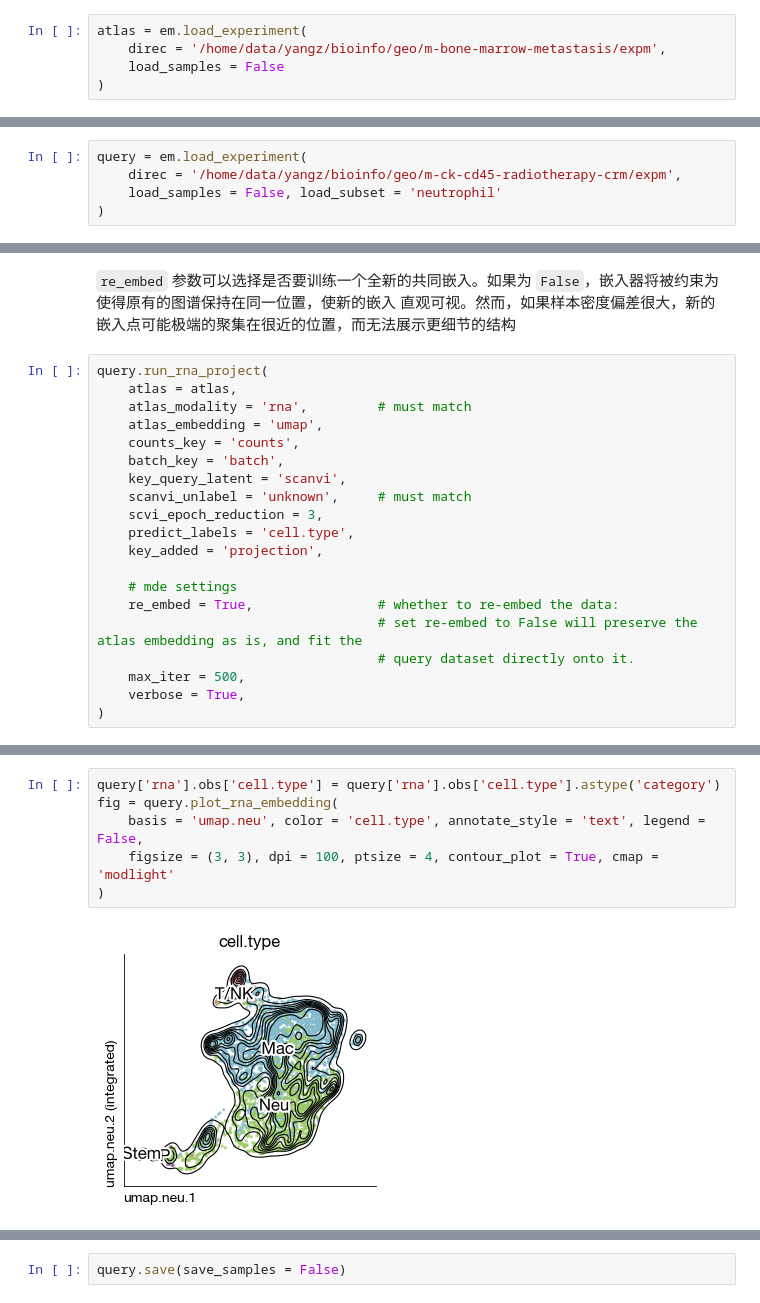
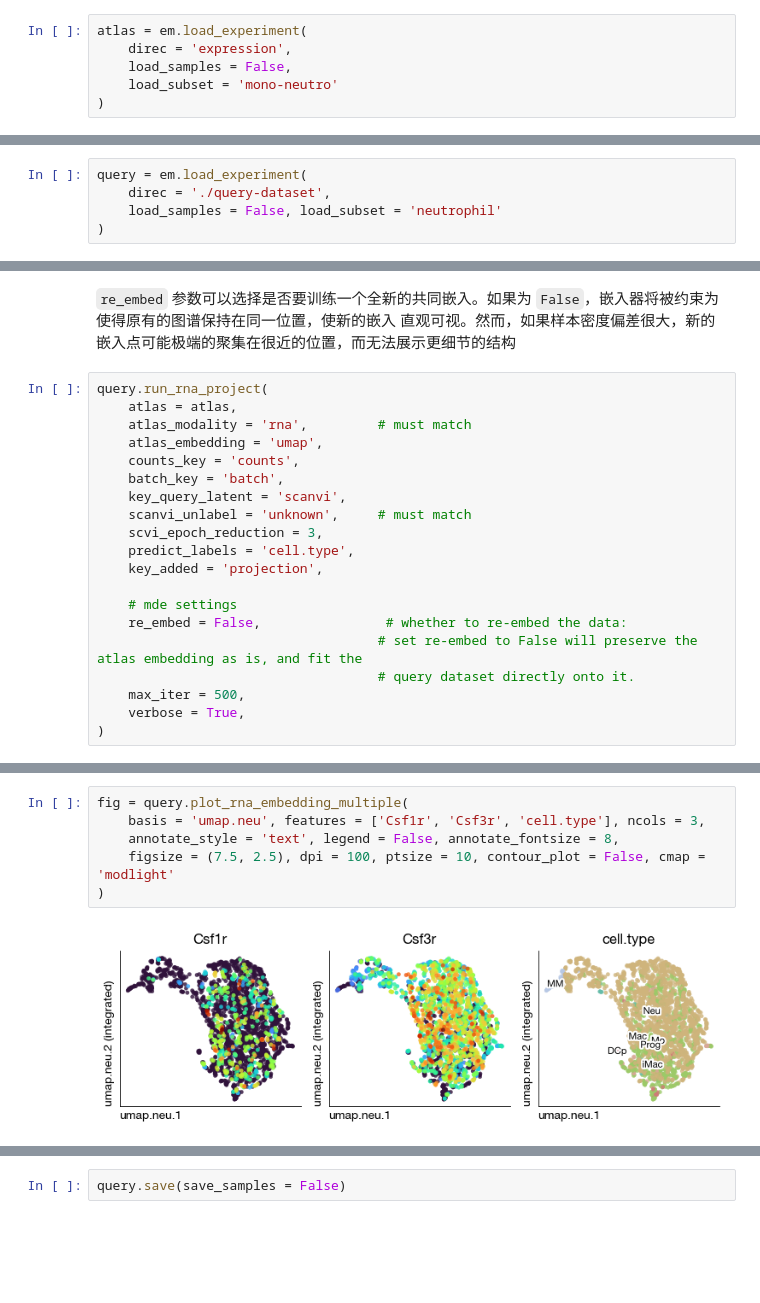
Before and after one commit to yang-z-03/exprmat, a Jupyter notebook: docs/source/notebooks/projection.ipynb, the cells around one changed output, grey strips where cells are left out. Saved outputs shown, nothing was run; the diff lists cells and outputs as text; blank space fills up the shorter version.

```diff
--- a/docs/source/notebooks/projection.ipynb
+++ b/docs/source/notebooks/projection.ipynb
@@ -32,8 +35,9 @@ ver = em.version()
 在图谱准备工作完毕后，请保存图谱实验对象，这样才会写到硬盘上
 # %%
 atlas = em.load_experiment(
-    direc = '/home/data/yangz/bioinfo/geo/m-bone-marrow-metastasis/expm',
-    load_samples = False
+    direc = 'expression',
+    load_samples = False,
+    load_subset = 'mono-neutro'
 )
 # %% [output]
 [!] samples are not dumped in the experiment directory.
@@ -146,7 +147,7 @@ atlas.save(save_samples = False)
 投影数据集本身不需要太多的准备，便可以对一个已经加载的准备好的参考数据集进行投影。投影数据集的唯一要求是具有原始 UMI 计数矩阵 `counts`
 # %%
 query = em.load_experiment(
-    direc = '/home/data/yangz/bioinfo/geo/m-ck-cd45-radiotherapy-crm/expm',
+    direc = './query-dataset',
     load_samples = False, load_subset = 'neutrophil'
 )
 # %% [output]
@@ -191,7 +189,7 @@ query.run_rna_project(
     key_added = 'projection',
 
     # mde settings
-    re_embed = True,                # whether to re-embed the data:
+    re_embed = False,                # whether to re-embed the data:
                                     # set re-embed to False will preserve the atlas embedding as is, and fit the
                                     # query dataset directly onto it.
     max_iter = 500,
@@ -239,11 +234,11 @@ query['rna'].uns['projection']
 # %%
-query['rna'].obs['cell.type'] = query['rna'].obs['cell.type'].astype('category')
-fig = query.plot_rna_embedding(
-    basis = 'umap.neu', color = 'cell.type', annotate_style = 'text', legend = False,
-    figsize = (3, 3), dpi = 100, ptsize = 4, contour_plot = True, cmap = 'modlight'
+fig = query.plot_rna_embedding_multiple(
+    basis = 'umap.neu', features = ['Csf1r', 'Csf3r', 'cell.type'], ncols = 3,
+    annotate_style = 'text', legend = False, annotate_fontsize = 8,
+    figsize = (7.5, 2.5), dpi = 100, ptsize = 10, contour_plot = False, cmap = 'modlight'
 )
 # %% [output]
-[figure, old version]
+[figure, new version]
 # %%
 # re-embed = False
 fig = query.plot_rna_projection(
```
Also changed, not shown: parts of 14 cells of this notebook, 23 other files.
